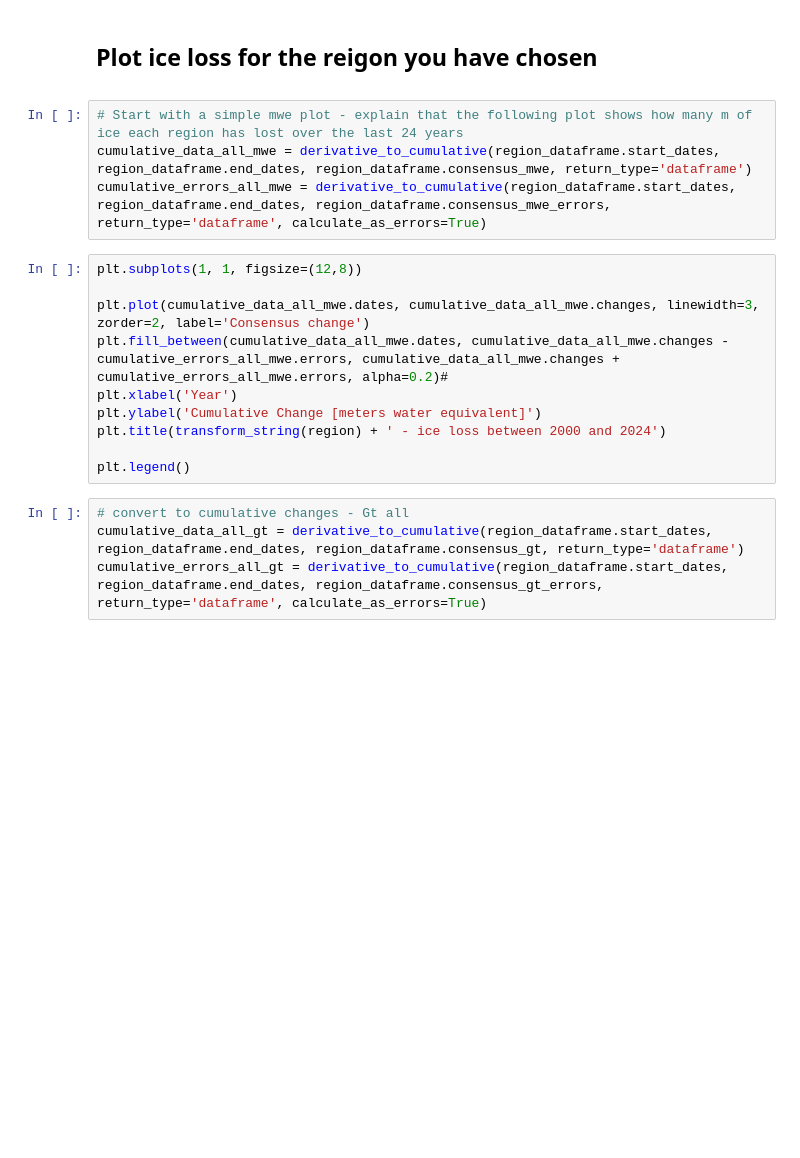
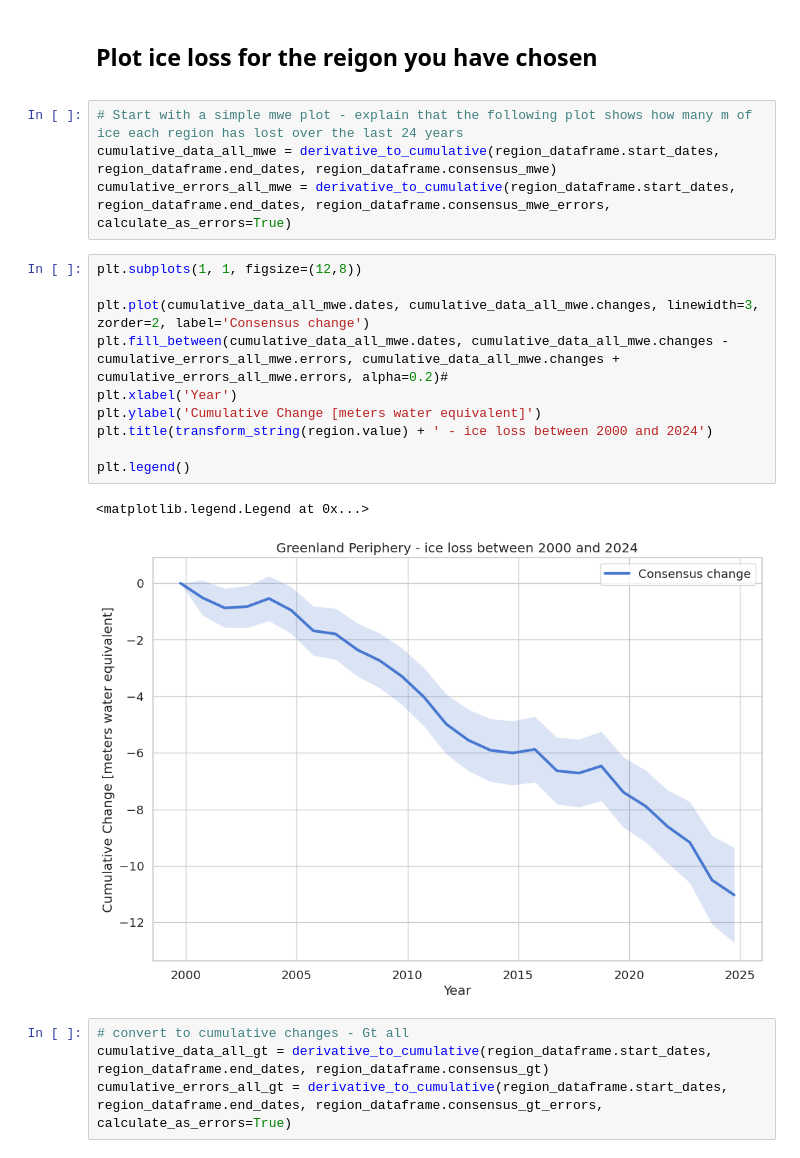
Before and after one commit to earthwave/glambie_demo_notebooks, a Jupyter notebook: glambie_reigonal_plots.ipynb, the cells around one changed output. Drawn from its saved outputs; the diff is of its cells as text; blank space fills up the shorter version.

```diff
--- a/glambie_reigonal_plots.ipynb
+++ b/glambie_reigonal_plots.ipynb
@@ -118,20 +136,23 @@ plt.legend()
 </div>
 # %%
 # Start with a simple mwe plot - explain that the following plot shows how many m of ice each region has lost over the last 24 years
-cumulative_data_all_mwe = derivative_to_cumulative(region_dataframe.start_dates, region_dataframe.end_dates, region_dataframe.consensus_mwe, return_type='dataframe')
-cumulative_errors_all_mwe = derivative_to_cumulative(region_dataframe.start_dates, region_dataframe.end_dates, region_dataframe.consensus_mwe_errors, return_type='dataframe', calculate_as_errors=True)
+cumulative_data_all_mwe = derivative_to_cumulative(region_dataframe.start_dates, region_dataframe.end_dates, region_dataframe.consensus_mwe)
+cumulative_errors_all_mwe = derivative_to_cumulative(region_dataframe.start_dates, region_dataframe.end_dates, region_dataframe.consensus_mwe_errors, calculate_as_errors=True)
 # %%
 plt.subplots(1, 1, figsize=(12,8))
 
 plt.plot(cumulative_data_all_mwe.dates, cumulative_data_all_mwe.changes, linewidth=3, zorder=2, label='Consensus change')
 plt.fill_between(cumulative_data_all_mwe.dates, cumulative_data_all_mwe.changes - cumulative_errors_all_mwe.errors, cumulative_data_all_mwe.changes + cumulative_errors_all_mwe.errors, alpha=0.2)#
 plt.xlabel('Year')
 plt.ylabel('Cumulative Change [meters water equivalent]')
-plt.title(transform_string(region) + ' - ice loss between 2000 and 2024')
+plt.title(transform_string(region.value) + ' - ice loss between 2000 and 2024')
 
 plt.legend()
+# %% [output]
+<matplotlib.legend.Legend at 0x...>
+[figure, added]
 # %%
 # convert to cumulative changes - Gt all
-cumulative_data_all_gt = derivative_to_cumulative(region_dataframe.start_dates, region_dataframe.end_dates, region_dataframe.consensus_gt, return_type='dataframe')
-cumulative_errors_all_gt = derivative_to_cumulative(region_dataframe.start_dates, region_dataframe.end_dates, region_dataframe.consensus_gt_errors, return_type='dataframe', calculate_as_errors=True)
+cumulative_data_all_gt = derivative_to_cumulative(region_dataframe.start_dates, region_dataframe.end_dates, region_dataframe.consensus_gt)
+cumulative_errors_all_gt = derivative_to_cumulative(region_dataframe.start_dates, region_dataframe.end_dates, region_dataframe.consensus_gt_errors, calculate_as_errors=True)
 # %%
```
Also changed, not shown: parts of 15 cells of this notebook.
